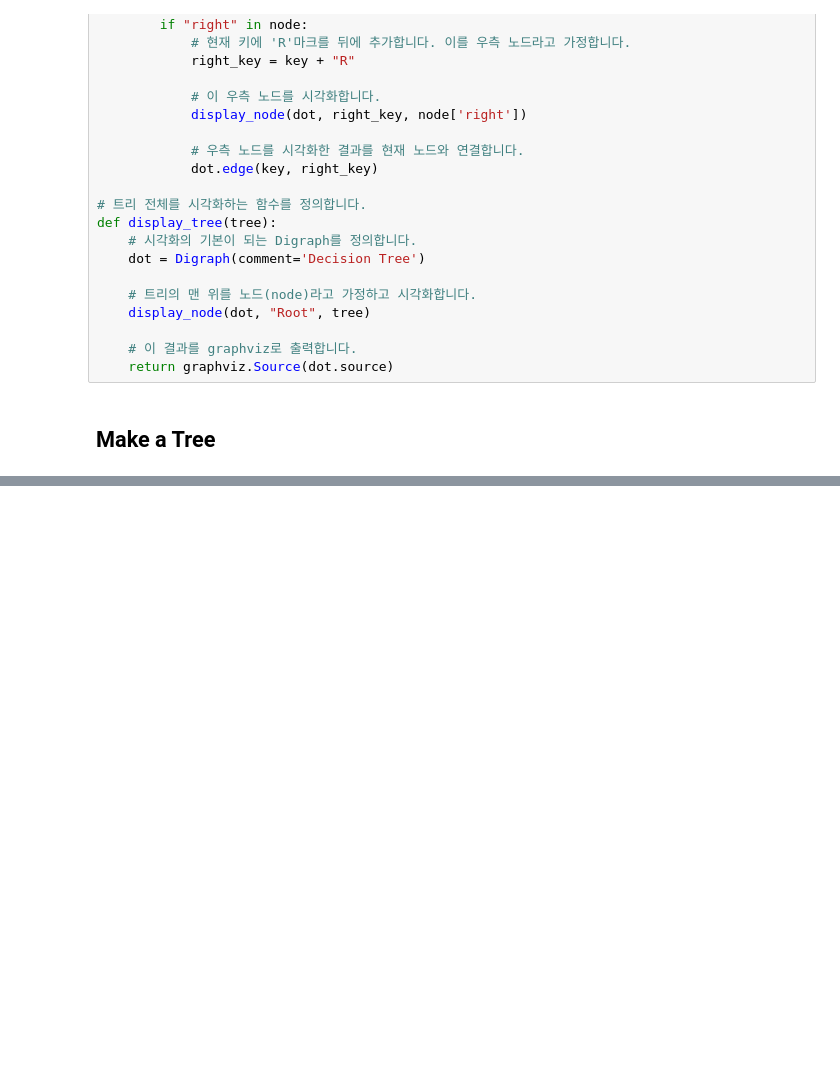
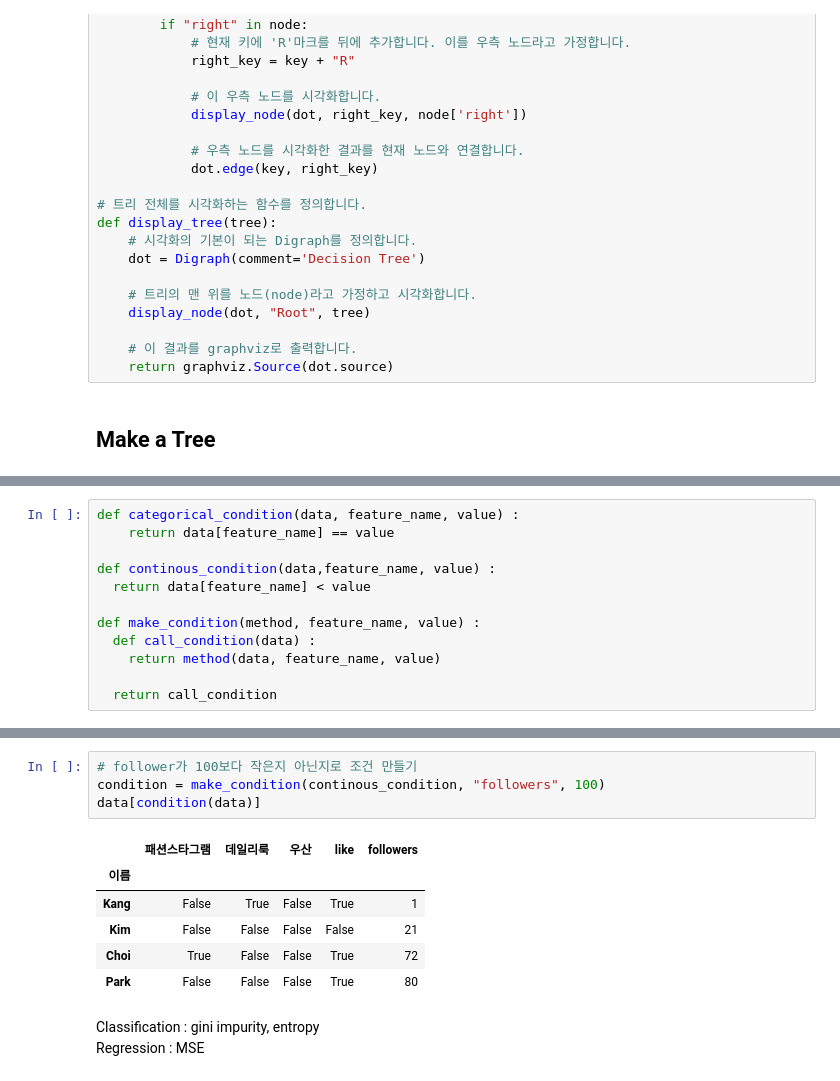
Before and after one commit to bwowby/DS, a Jupyter notebook: ir-basic/gini_impurity.ipynb, the cells around one changed output, grey strips where cells are left out. Drawn from its saved outputs; the diff is of its cells as text; blank space fills up the shorter version.

Commit message:
gini_impurity

```diff
--- a/ir-basic/gini_impurity.ipynb
+++ b/ir-basic/gini_impurity.ipynb
@@ -306,3 +308,15 @@ display_tree(tree)
 1.0
 0.3333333333333333
 [drawing not drawn]
+# %%
+def categorical_condition(data, feature_name, value) :
+    return data[feature_name] == value
+
+def continous_condition(data,feature_name, value) :
+  return data[feature_name] < value
+
+def make_condition(method, feature_name, value) :
+  def call_condition(data) :
+    return method(data, feature_name, value)
+
+  return call_condition
@@ -308,0 +332,14 @@ display_tree(tree)
+# %%
+# follower가 100보다 작은지 아닌지로 조건 만들기
+condition = make_condition(continous_condition, "followers", 100)
+data[condition(data)]
+# %% [output]
+|  | 패션스타그램 | 데일리룩 | 우산 | like | followers |
+| 이름 |  |  |  |  |  |
+| Kang | False | True | False | True | 1 |
+| Kim | False | False | False | False | 21 |
+| Choi | True | False | False | True | 72 |
+| Park | False | False | False | True | 80 |
+# %% [markdown]
+Classification : gini impurity, entropy
+Regression : MSE
```
Also changed, not shown: parts of 3 cells of this notebook.
